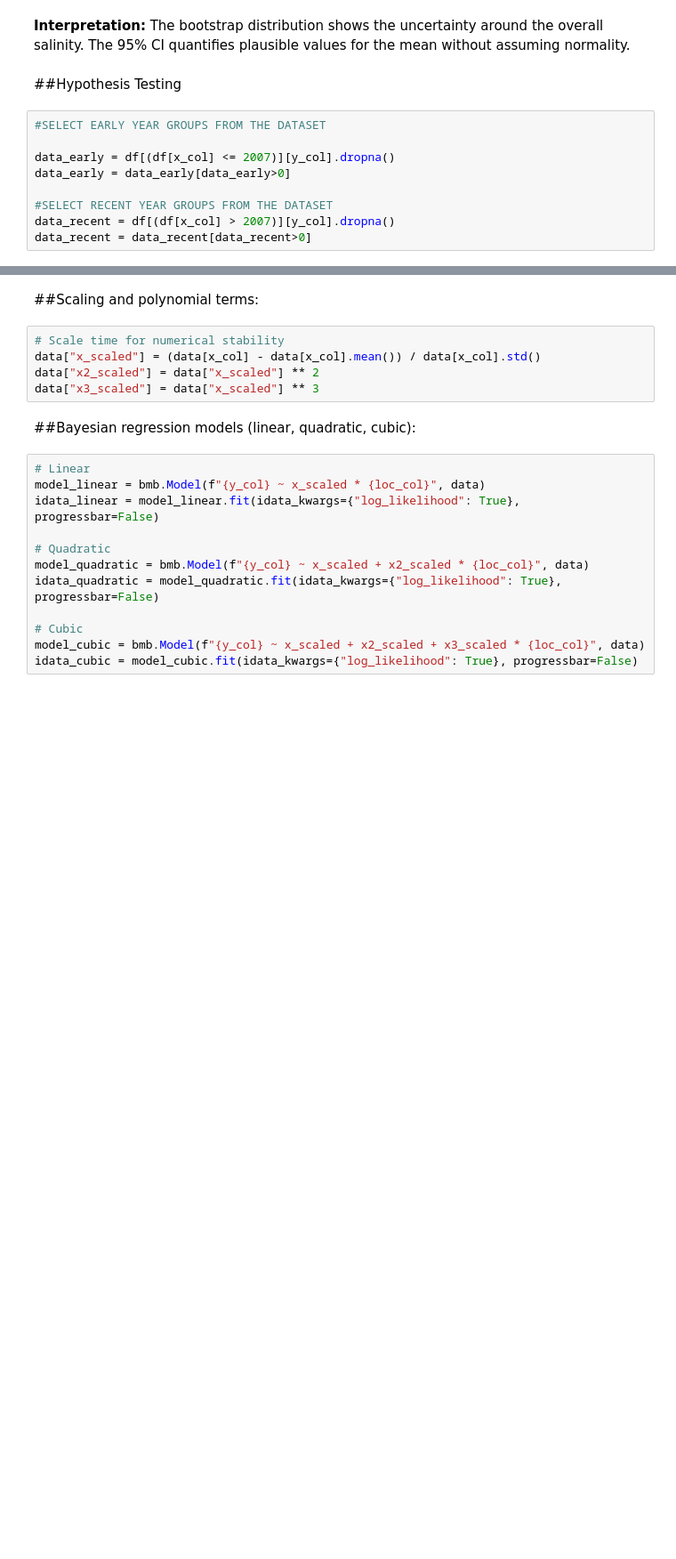
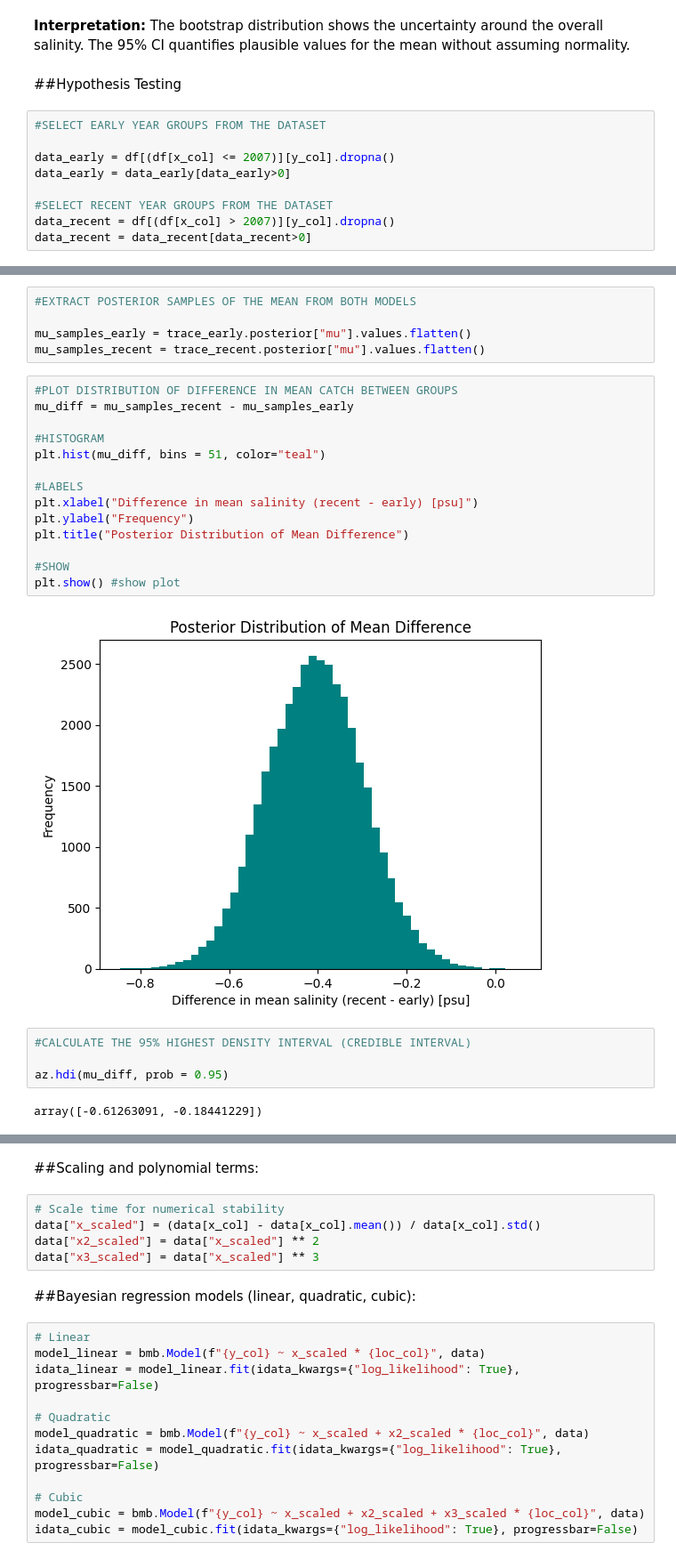
Before and after one commit to me1-3/Emsc2010-A3, a Jupyter notebook: A3_Salinity.ipynb, the cells around one changed output, grey strips where cells are left out. Shown at 89% size. Drawn from its saved outputs; the diff is of its cells as text; blank space fills up the shorter version.

```diff
--- a/A3_Salinity.ipynb
+++ b/A3_Salinity.ipynb
@@ -235,0 +260,27 @@ az.plot_posterior(trace_early, var_names=["mu"])
+# %%
+#EXTRACT POSTERIOR SAMPLES OF THE MEAN FROM BOTH MODELS
+
+mu_samples_early = trace_early.posterior["mu"].values.flatten()
+mu_samples_recent = trace_recent.posterior["mu"].values.flatten()
+# %%
+#PLOT DISTRIBUTION OF DIFFERENCE IN MEAN CATCH BETWEEN GROUPS
+mu_diff = mu_samples_recent - mu_samples_early
+
+#HISTOGRAM
+plt.hist(mu_diff, bins = 51, color="teal")
+
+#LABELS
+plt.xlabel("Difference in mean salinity (recent - early) [psu]")
+plt.ylabel("Frequency")
+plt.title("Posterior Distribution of Mean Difference")
+
+#SHOW
+plt.show() #show plot
+# %% [output]
+[figure, added]
+# %%
+#CALCULATE THE 95% HIGHEST DENSITY INTERVAL (CREDIBLE INTERVAL)
+
+az.hdi(mu_diff, prob = 0.95)
+# %% [output]
+array([-0.61263091, -0.18441229])
```
Also changed, not shown: parts of 4 cells of this notebook.
